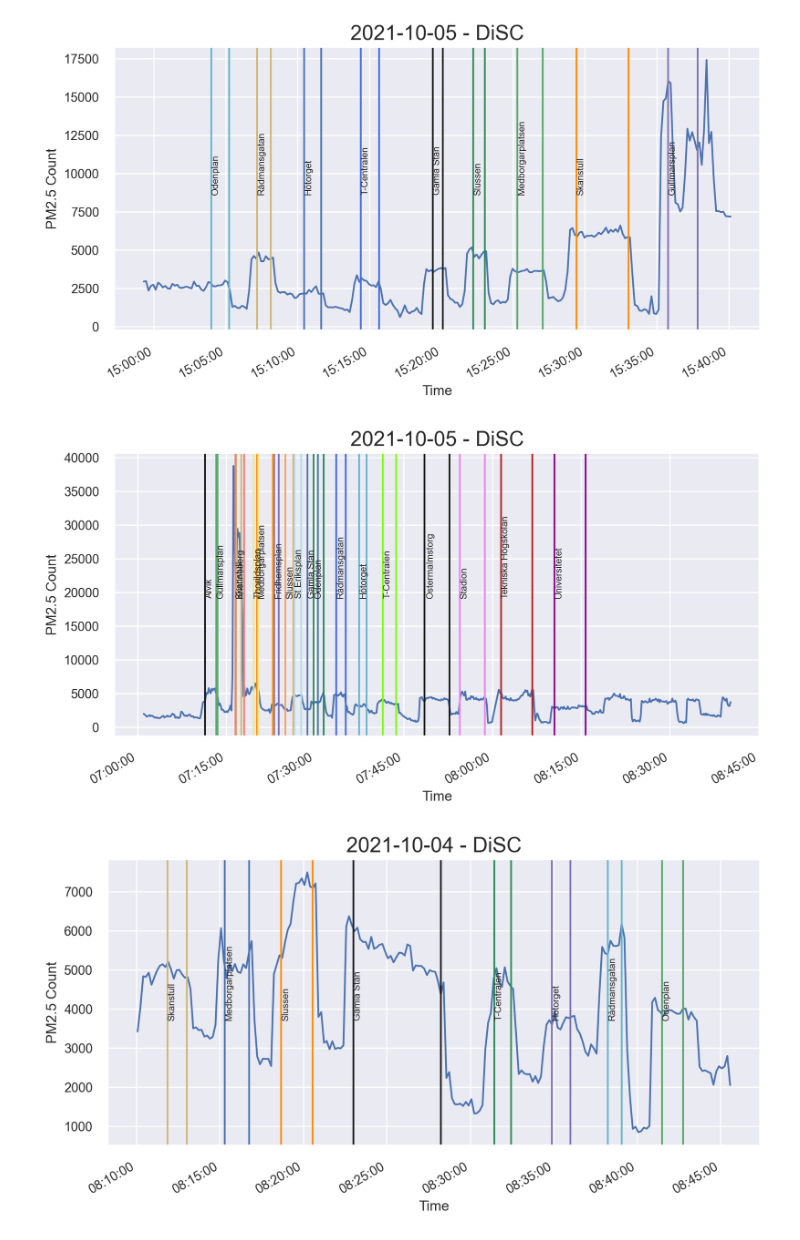
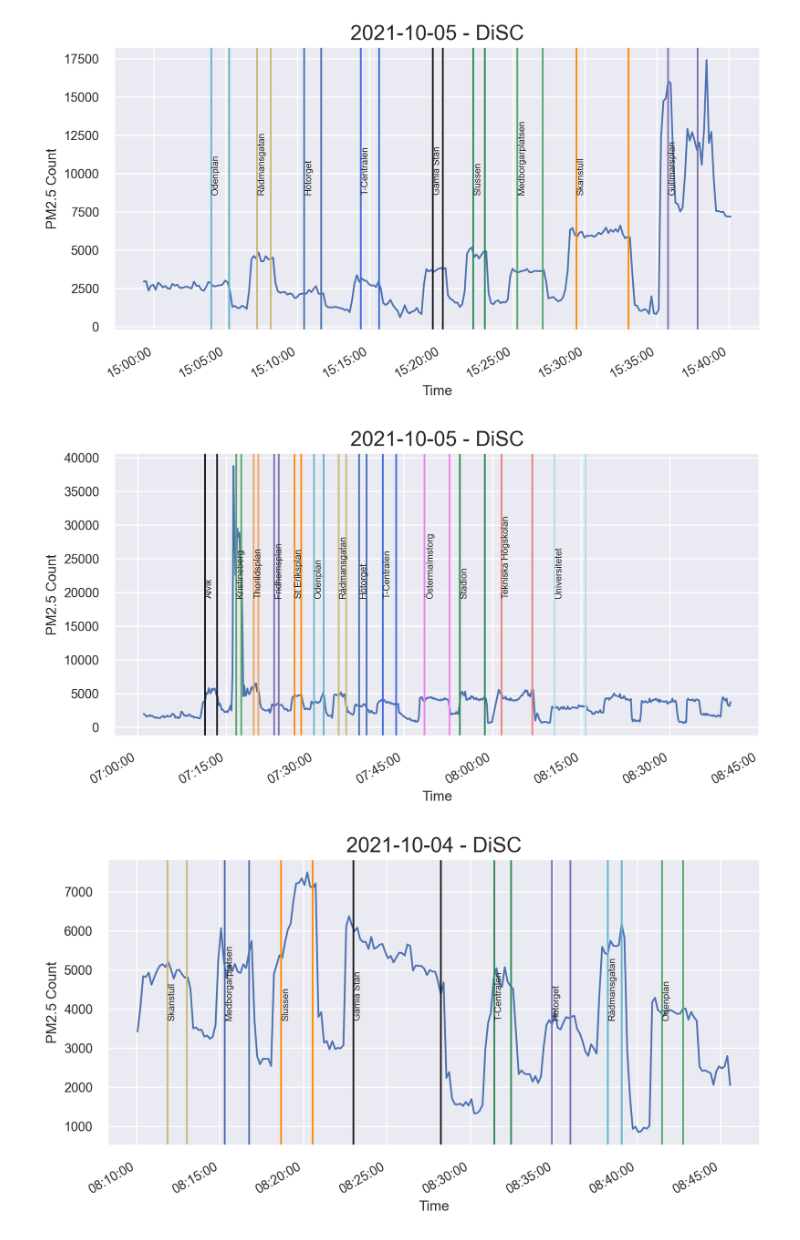
Before and after one commit to aliceheiman/air-pollution-stockholm-subway, a Jupyter notebook: scripts/Sessions DiscMini.ipynb, the cells around one changed output. Saved outputs shown, nothing was run; the diff lists cells and outputs as text; code cells hidden in the pictures.

```diff
--- a/scripts/Sessions DiscMini.ipynb
+++ b/scripts/Sessions DiscMini.ipynb
@@ -505,37 +512,39 @@ session_chunk.to_csv(f'{folder}/{s_ids[0]}-DiSC.csv')
 date = '2021-10-05'
 period = 'AM'
 
-filepath = f'by-date-filtered/{date}/daniel-{period}.txt'
+filepath = f'../data/sensor_data/{date}/daniel-{period}.txt'
 folder = f'sessionsDiSC/{date}'
 fig_folder = folder + '/figures'
 
 create_folders([folder, fig_folder])
 
 # Get session
 session1 = s_df.loc[s_df['Session Id'] == f'{date.replace("-", "")}-1']
 session2 = s_df.loc[s_df['Session Id'] == f'{date.replace("-", "")}-2']
 
-session = pd.concat([session1, session2])
+#session = pd.concat([session1, session2])
+
+session = session2
 
 # Get raw session data
 s_ids = list(session['Session Id'].unique())
 s_data = r_df.loc[r_df['Session Id'].isin(s_ids)]
 
 # Get start and stop for stations
 start_stop = s_data.groupby('Station').agg({'Timestamp': ['min', 'max']})
 disc_df = get_disc_df(date, filepath, 70)
 
-figname = f'{fig_folder}/{s_id}-DiSC.pdf'
+figname = f'{fig_folder}/{s_ids[0]}-DiSC.pdf'
 title = f'{date} - DiSC'
 
 # Plot
 plot_disc(disc_df, start_stop, title, figname)
 
 # Save to csv
 session_chunk = get_disc_chunk(s_ids[0], start_stop, disc_df)
 session_chunk.to_csv(f'{folder}/{s_ids[0]}-DiSC.csv')
 # %% [output]
-[figure, old version]
+[figure, new version]
 # %%
 ################################
 # DONE 2021-10-04
```
Also changed, not shown: parts of 4 cells of this notebook, 51 other files.
